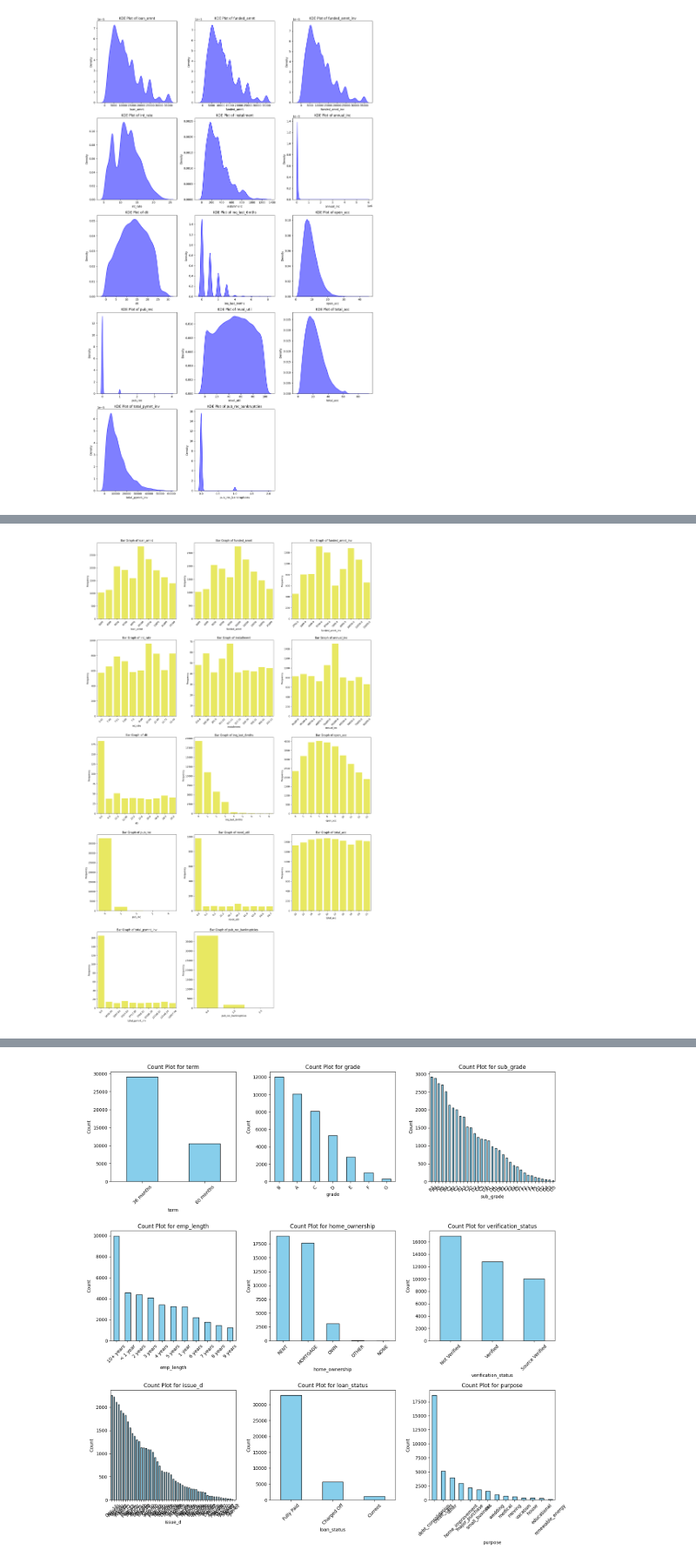
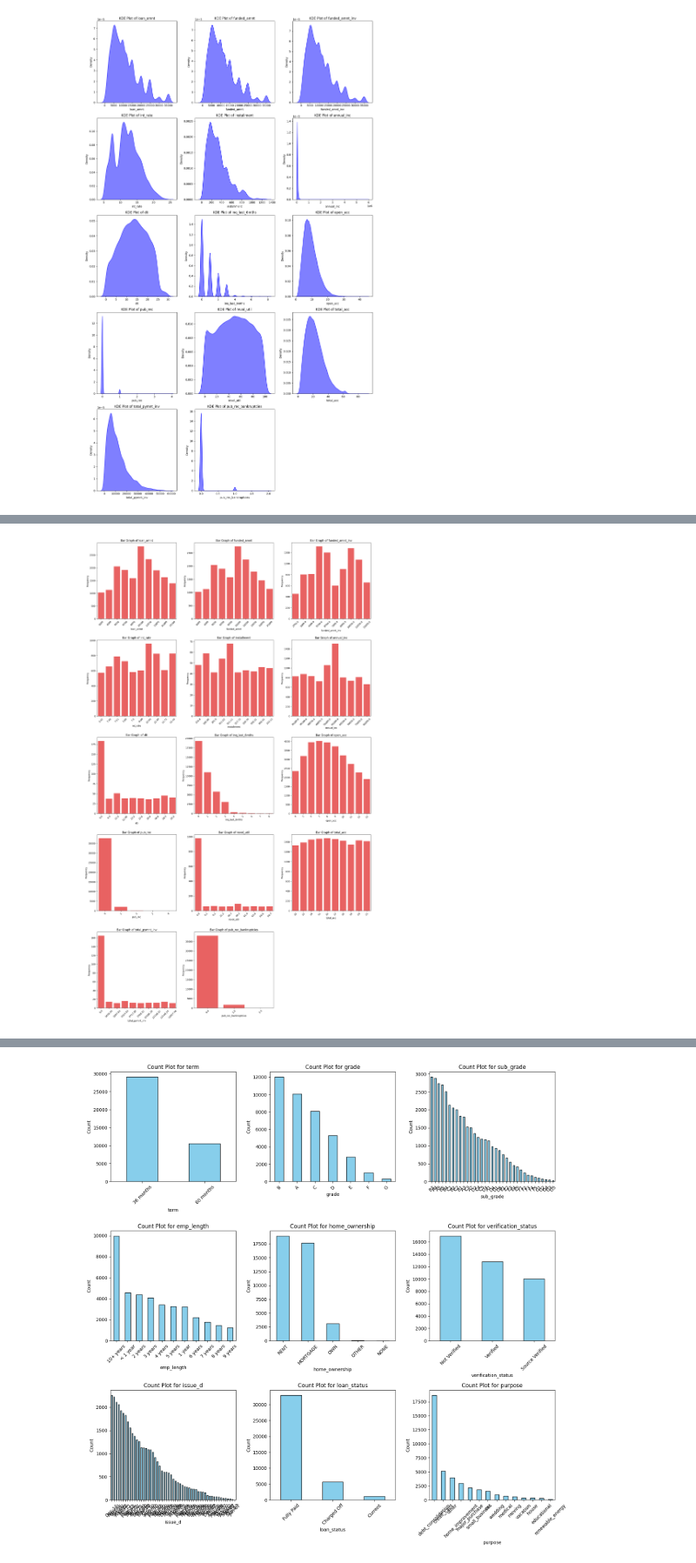
Before and after one commit to Harshareddy000/Loan_case_study, a Jupyter notebook: loan.ipynb, the cells around one changed output, grey strips where cells are left out. Shown at 87% size. Saved outputs shown, nothing was run; the diff lists cells and outputs as text; code cells hidden in the pictures.

```diff
--- a/loan.ipynb
+++ b/loan.ipynb
@@ -385,24 +422,24 @@ plt.show()
 # %%
 
 columns_count = len(num_col)
 rows = (columns_count // 3) + 1
 
 fig, axes = plt.subplots(rows, 3, figsize=(18, 6 * rows))
 axes = axes.flatten()
 for i, col in enumerate(num_col):
     category_counts = df[col].value_counts().head(10).reset_index()
     category_counts.columns = ['Category', 'Count']
 
-    sns.barplot(x=category_counts['Category'], y=category_counts['Count'], ax=axes[i], color='yellow', alpha=0.7)
+    sns.barplot(x=category_counts['Category'], y=category_counts['Count'], ax=axes[i], color='red', alpha=0.7)
     axes[i].set_title(f'Bar Graph of {col}')
     axes[i].set_xlabel(col)
     axes[i].set_ylabel('Frequency')
     axes[i].tick_params(axis='x', rotation=45)
 for j in range(i+1, len(axes)):
     fig.delaxes(axes[j])
 
 fig.tight_layout(pad=2.0)
 plt.pause(0.1)
 plt.show()
 # %% [output]
-[figure, old version]
+[figure, new version]
```
Also changed, not shown: parts of 29 cells of this notebook.
